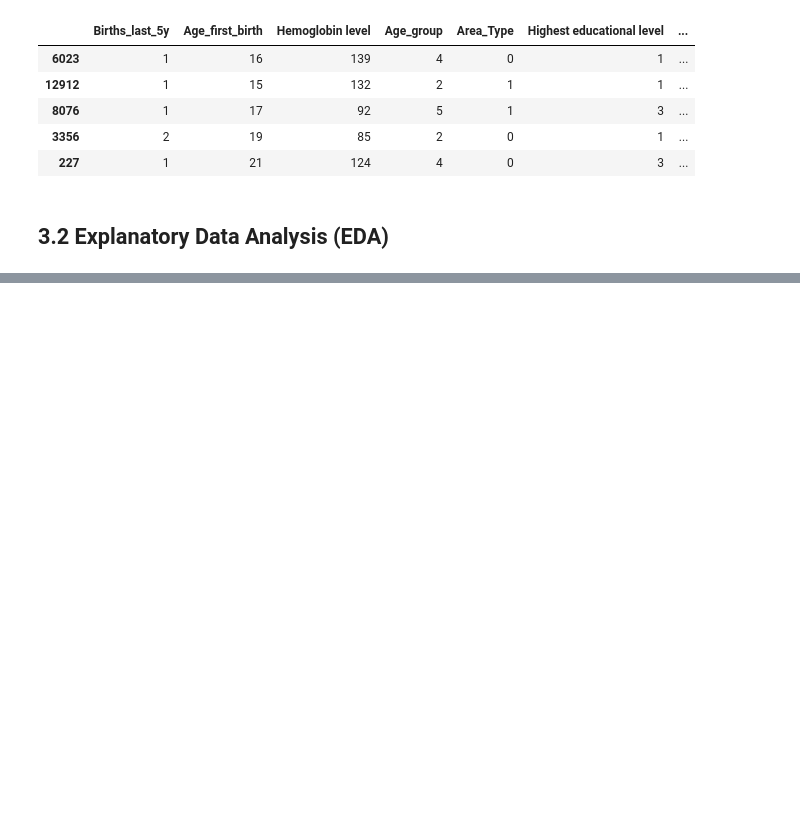
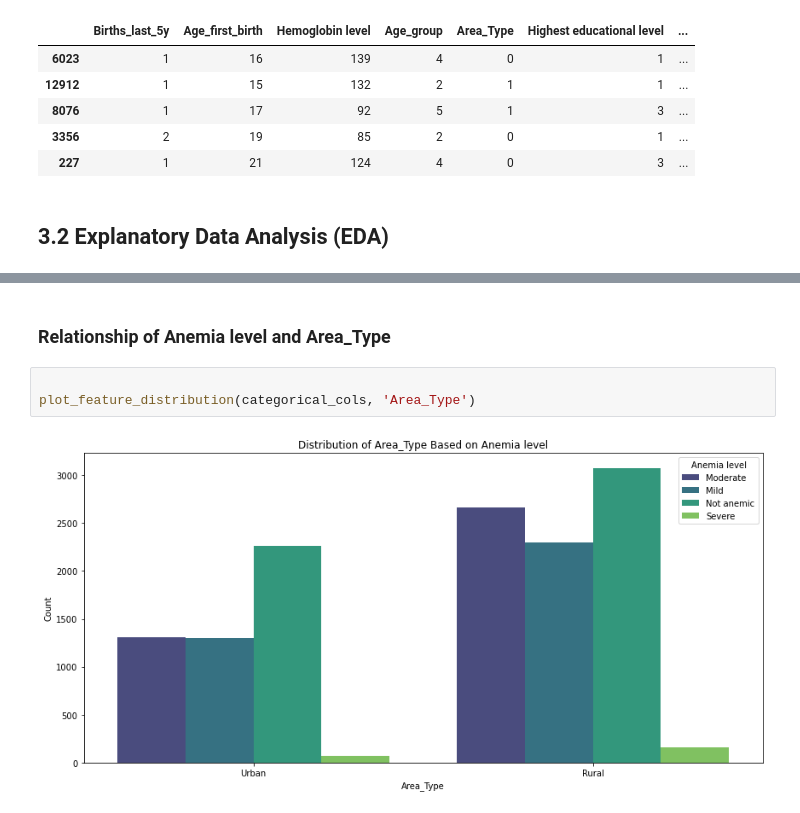
Before and after one commit to ruth-kitasi/Anemia-Level-Prediction-in-Children, a Jupyter notebook: Index.ipynb, the cells around one changed output, grey strips where cells are left out. Saved outputs shown, nothing was run; the diff lists cells and outputs as text; blank space fills up the shorter version.

```diff
--- a/Index.ipynb
+++ b/Index.ipynb
@@ -541,0 +610,7 @@ Now That our dataset is all cleanup.we will proceed to `Explanatory data analyis
+# %% [markdown]
+### Relationship of Anemia level and Area_Type
+# %%
+
+plot_feature_distribution(categorical_cols, 'Area_Type')
+# %% [output]
+[figure, added]
```
Also changed, not shown: parts of 17 cells of this notebook.
